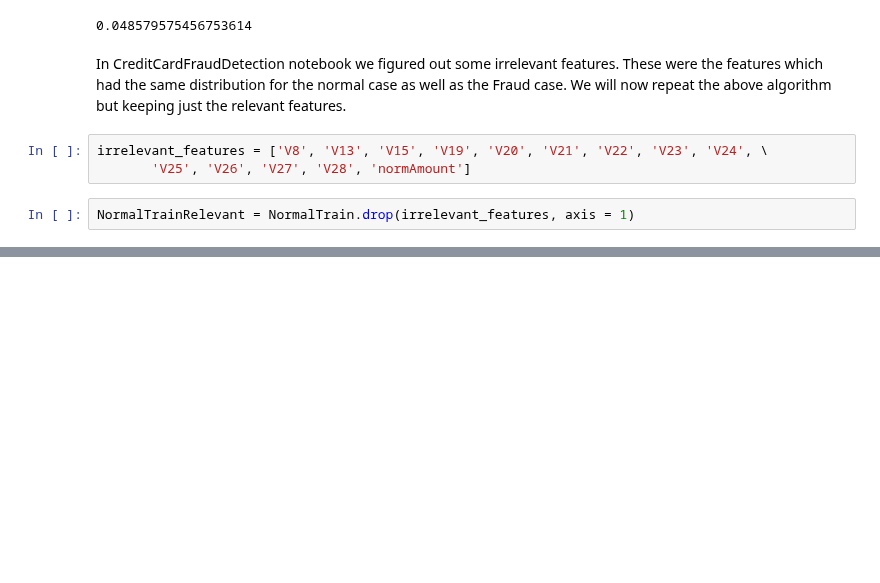
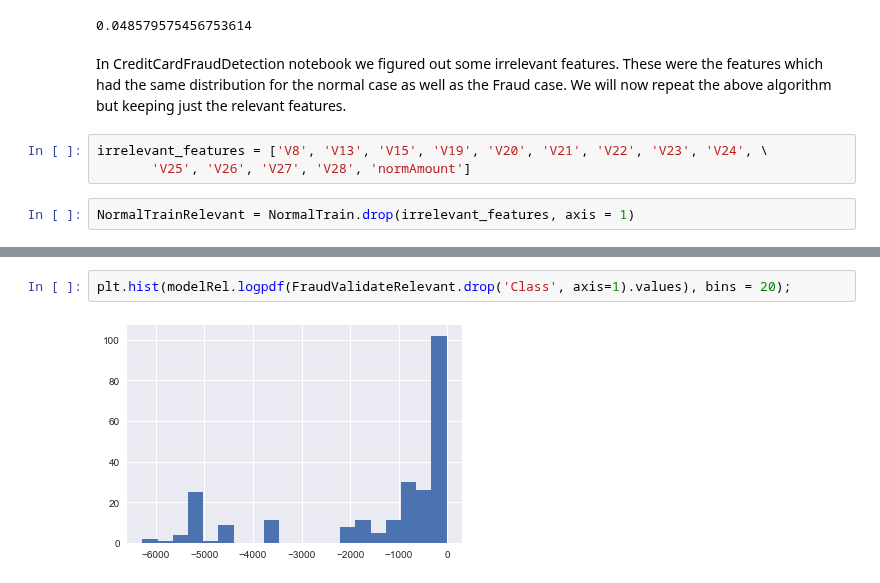
Before and after one commit to sushant2811/CreditCardFraudDetection, a Jupyter notebook: CCFraud-AnomalyDetection.ipynb, the cells around one changed output, grey strips where cells are left out. Drawn from its saved outputs; the diff is of its cells as text; blank space fills up the shorter version.

```diff
--- a/CCFraud-AnomalyDetection.ipynb
+++ b/CCFraud-AnomalyDetection.ipynb
@@ -556,0 +571,4 @@ FraudTestRelevant = NormalTest.drop(irrelevant_features, axis = 1)
+# %%
+plt.hist(modelRel.logpdf(FraudValidateRelevant.drop('Class', axis=1).values), bins = 20);
+# %% [output]
+[figure, added]
```
Also changed, not shown: parts of 8 cells of this notebook.
